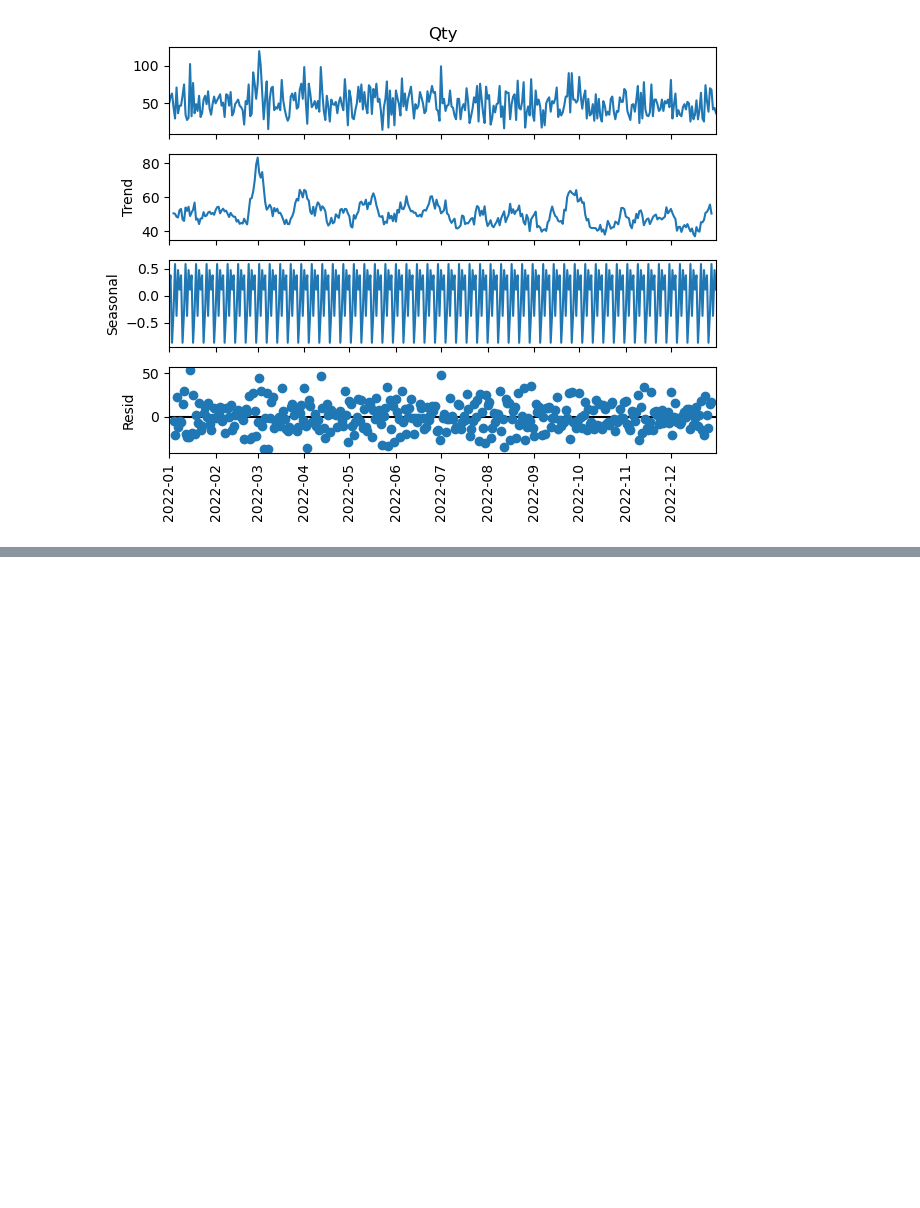
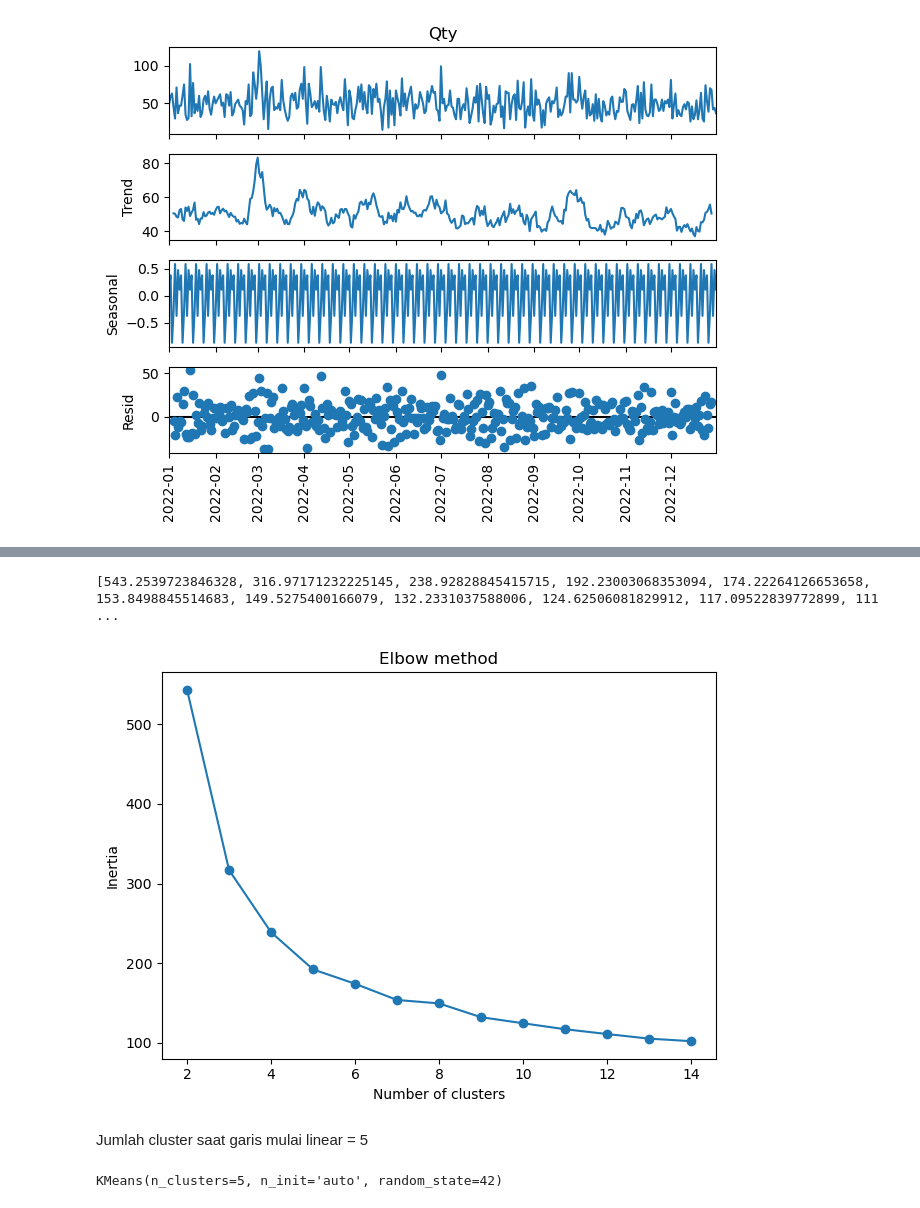
Before and after one commit to Faridwm/PBI_Rakamin-X-Kalbe_Data-Scientist, a Jupyter notebook: PBI ML.ipynb, the cells around one changed output, grey strips where cells are left out. Drawn from its saved outputs; the diff is of its cells as text; code cells hidden in the pictures; blank space fills up the shorter version.

```diff
--- a/PBI ML.ipynb
+++ b/PBI ML.ipynb
@@ -378,0 +467,4 @@ plt.show()
+# %%
+scaler = StandardScaler()
+# %%
+scaler_data = scaler.fit_transform(df_cust_seg)
@@ -378,0 +481,25 @@ plt.show()
+# %%
+inertia = []
+k = range(2, 15)
+for i in k:
+    cls_kmeans = KMeans(i, random_state=42, n_init='auto')
+    cls_kmeans.fit(scaler_data)
+    inertia.append(cls_kmeans.inertia_)
+# %%
+print(inertia)
+plt.plot(k, inertia, marker='o')
+plt.title('Elbow method')
+plt.xlabel('Number of clusters')
+plt.ylabel('Inertia')
+plt.tight_layout()
+plt.show()
+# %% [output]
+[543.2539723846328, 316.97171232225145, 238.92828845415715, 192.23003068353094, 174.22264126653658, 153.8498845514683, 149.5275400166079, 132.2331037588006, 124.62506081829912, 117.09522839772899, 111 ...
+[figure, added]
+# %% [markdown]
+Jumlah cluster saat garis mulai linear = 5
+# %%
+cls_ml = KMeans(5, n_init='auto', random_state=42)
+cls_ml.fit(scaler_data)
+# %% [output]
+KMeans(n_clusters=5, n_init='auto', random_state=42)
```
Also changed, not shown: parts of 21 cells of this notebook.
